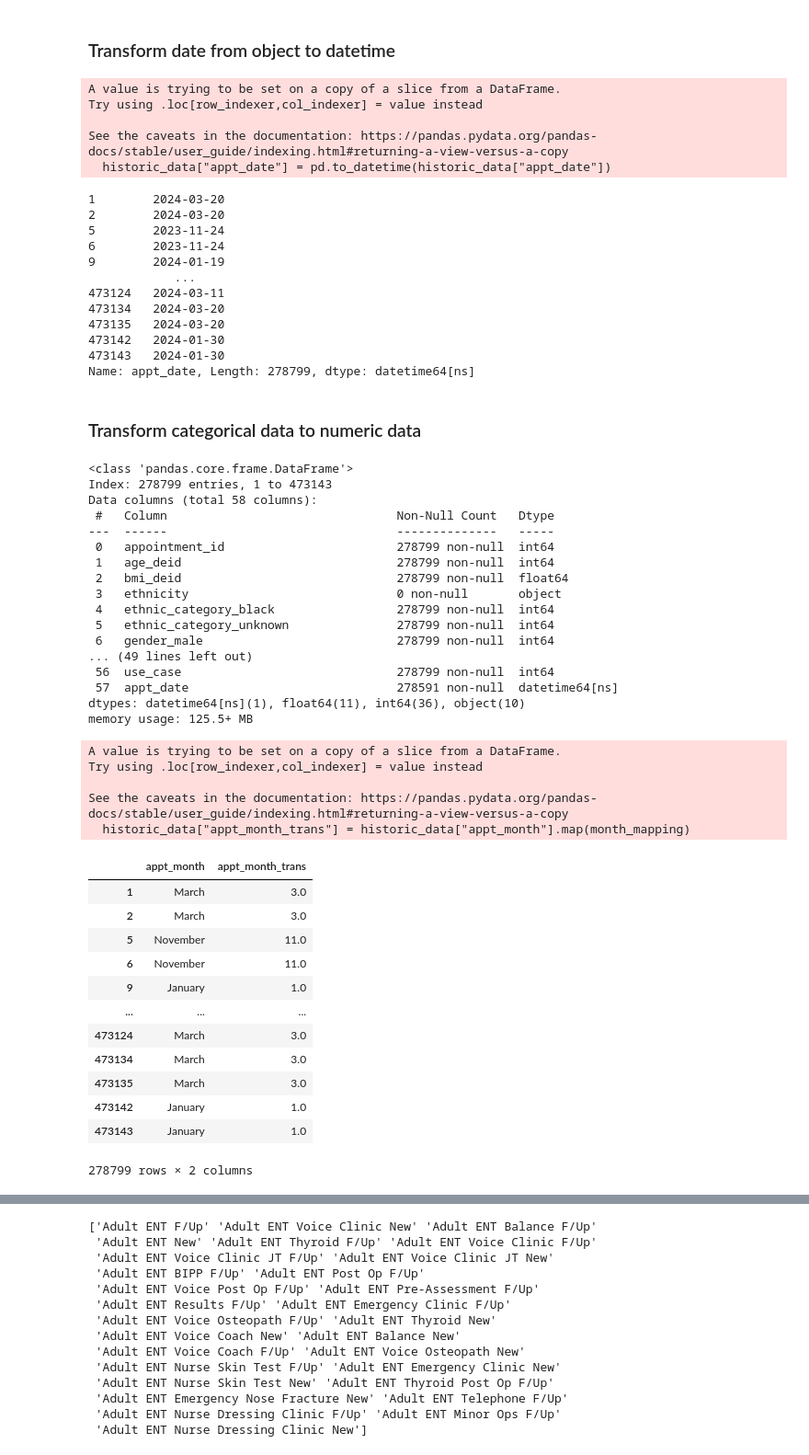
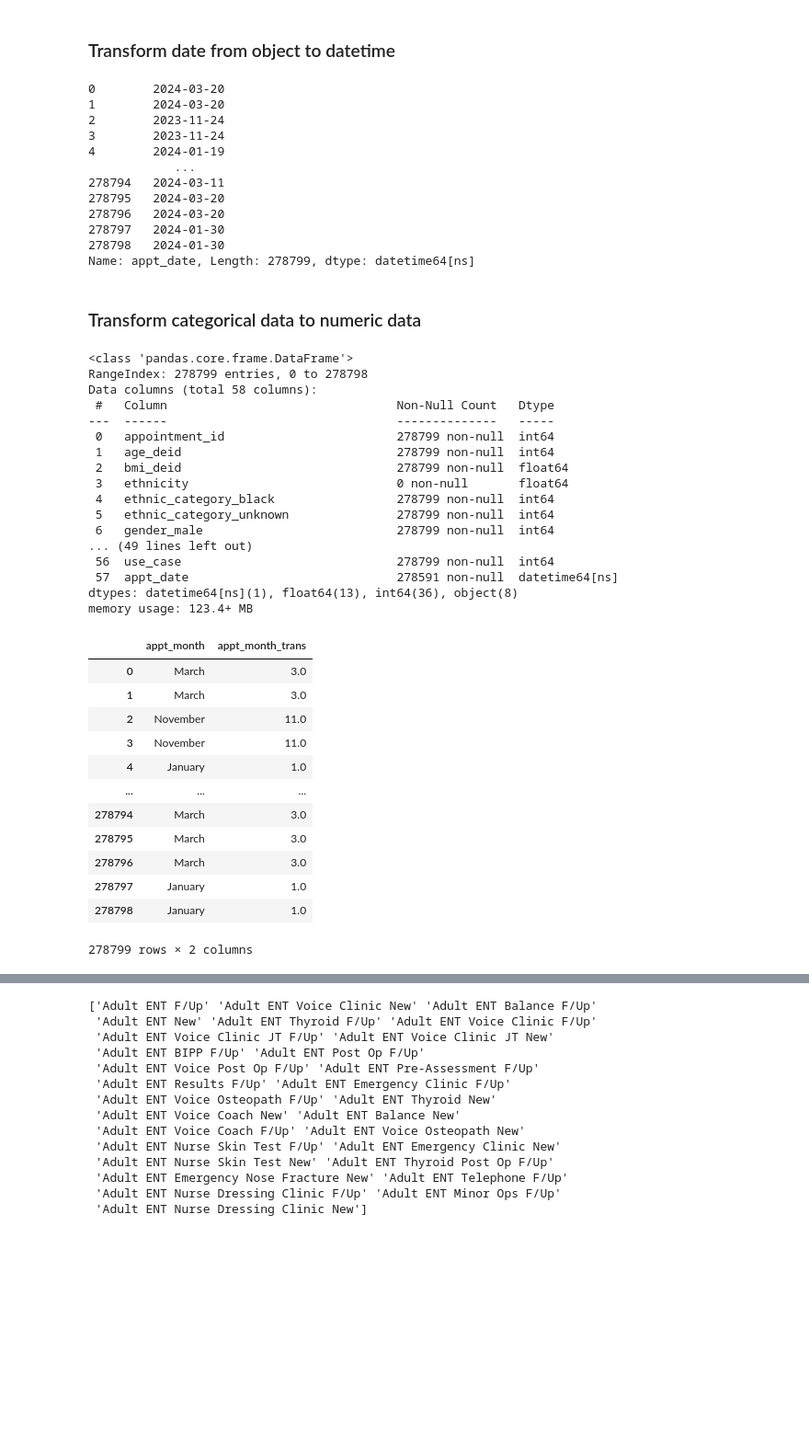
Before and after one commit to hallucinojenlee/hds_dna, a Jupyter notebook: scripts/transform_data_historic_appts.ipynb, the cells around one changed output, grey strips where cells are left out. Shown at 92% size. Saved outputs shown, nothing was run; the diff lists cells and outputs as text; code cells hidden in the pictures; blank space fills up the shorter version.

```diff
--- a/scripts/transform_data_historic_appts.ipynb
+++ b/scripts/transform_data_historic_appts.ipynb
@@ -76,89 +51,79 @@ historic_data[historic_data["case_control"]==1]["appointment_id"].nunique()
 # %% [markdown]
 ### Transform date from object to datetime
 # %%
-historic_data["appt_date"] = pd.to_datetime(historic_data["appt_date"])
-historic_data["appt_date"]
+data["appt_date"] = pd.to_datetime(data["appt_date"])
+data["appt_date"]
 # %% [output]
-A value is trying to be set on a copy of a slice from a DataFrame.
-Try using .loc[row_indexer,col_indexer] = value instead
-
-See the caveats in the documentation: https://pandas.pydata.org/pandas-docs/stable/user_guide/indexing.html#returning-a-view-versus-a-copy
-  historic_data["appt_date"] = pd.to_datetime(historic_data["appt_date"])
+0        2024-03-20
+1        2024-03-20
+2        2023-11-24
+3        2023-11-24
+4        2024-01-19
+            ...
+278794   2024-03-11
+278795   2024-03-20
+278796   2024-03-20
+278797   2024-01-30
+278798   2024-01-30
+Name: appt_date, Length: 278799, dtype: datetime64[ns]
-1        2024-03-20
-2        2024-03-20
-5        2023-11-24
-6        2023-11-24
-9        2024-01-19
-            ...
-473124   2024-03-11
-473134   2024-03-20
-473135   2024-03-20
-473142   2024-01-30
-473143   2024-01-30
-Name: appt_date, Length: 278799, dtype: datetime64[ns]
 # %% [markdown]
 ### Transform categorical data to numeric data
 # %%
-historic_data.info()
+data.info()
 # %% [output]
 <class 'pandas.core.frame.DataFrame'>
-Index: 278799 entries, 1 to 473143
+RangeIndex: 278799 entries, 0 to 278798
 Data columns (total 58 columns):
  #   Column                                Non-Null Count   Dtype
 ---  ------                                --------------   -----
  0   appointment_id                        278799 non-null  int64
  1   age_deid                              278799 non-null  int64
  2   bmi_deid                              278799 non-null  float64
- 3   ethnicity                             0 non-null       object
+ 3   ethnicity                             0 non-null       float64
  4   ethnic_category_black                 278799 non-null  int64
  5   ethnic_category_unknown               278799 non-null  int64
  6   gender_male                           278799 non-null  int64
 ... (49 lines left out)
  56  use_case                              278799 non-null  int64
  57  appt_date                             278591 non-null  datetime64[ns]
-dtypes: datetime64[ns](1), float64(11), int64(36), object(10)
-memory usage: 125.5+ MB
+dtypes: datetime64[ns](1), float64(13), int64(36), object(8)
+memory usage: 123.4+ MB
 # %%
 # Encode the appt_month column
 
 month_mapping ={
     "January": 1,
     "February": 2,
     "March": 3,
     "April": 4,
     "May": 5,
     "June": 6,
     "July": 7,
     "August": 8,
     "September": 9,
     "October": 10,
     "November": 11,
     "December": 12
 }
 
 # Map the month names to numbers
-historic_data["appt_month_trans"] = historic_data["appt_month"].map(month_mapping)
+data["appt_month_trans"] = data["appt_month"].map(month_mapping)
 
-historic_data[['appt_month', 'appt_month_trans']]
+data[['appt_month', 'appt_month_trans']]
 # %% [output]
+|  | appt_month | appt_month_trans |
+| 0 | March | 3.0 |
+| 1 | March | 3.0 |
+| 2 | November | 11.0 |
+| 3 | November | 11.0 |
+| 4 | January | 1.0 |
+| ... | ... | ... |
+| 278794 | March | 3.0 |
+| 278795 | March | 3.0 |
+| 278796 | March | 3.0 |
+| 278797 | January | 1.0 |
+| 278798 | January | 1.0 |
-A value is trying to be set on a copy of a slice from a DataFrame.
-Try using .loc[row_indexer,col_indexer] = value instead
-
-See the caveats in the documentation: https://pandas.pydata.org/pandas-docs/stable/user_guide/indexing.html#returning-a-view-versus-a-copy
-  historic_data["appt_month_trans"] = historic_data["appt_month"].map(month_mapping)
+278799 rows × 2 columns
-|  | appt_month | appt_month_trans |
-| 1 | March | 3.0 |
-| 2 | March | 3.0 |
-| 5 | November | 11.0 |
-| 6 | November | 11.0 |
-| 9 | January | 1.0 |
-| ... | ... | ... |
-| 473124 | March | 3.0 |
-| 473134 | March | 3.0 |
-| 473135 | March | 3.0 |
-| 473142 | January | 1.0 |
-| 473143 | January | 1.0 |
-278799 rows × 2 columns
 # %%
 # Encode the hospital_service_display column
 
```
Also changed, not shown: parts of 17 cells of this notebook, 3 other files.
